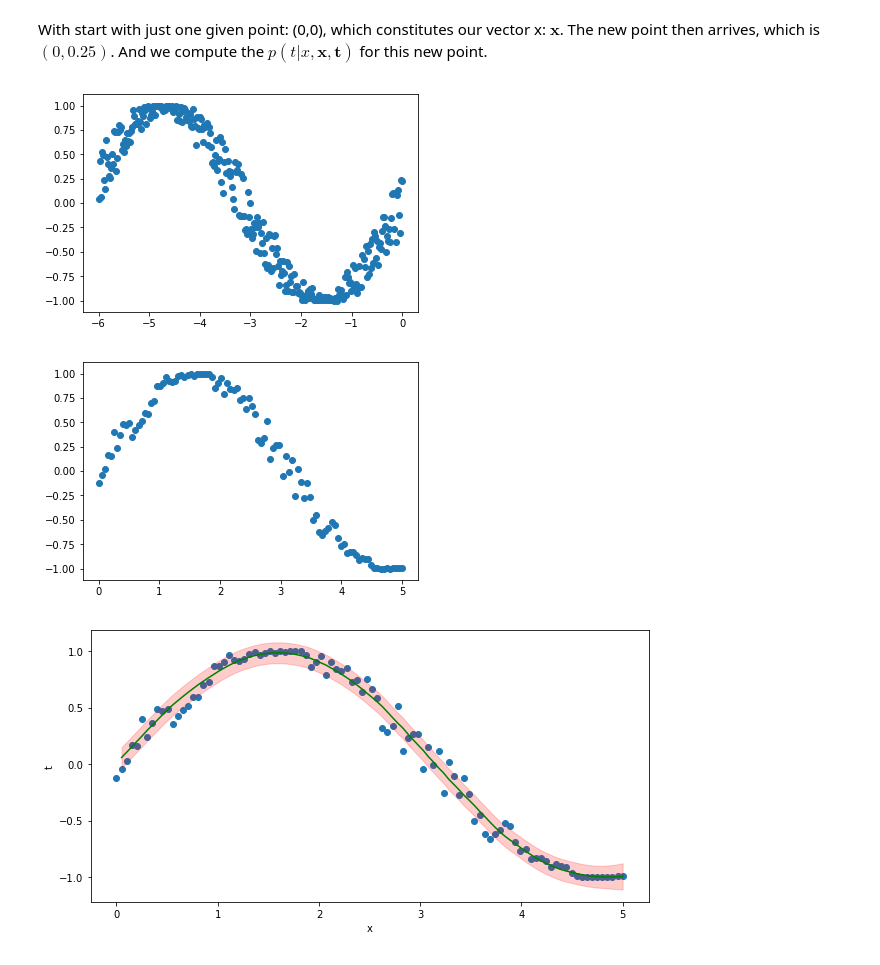
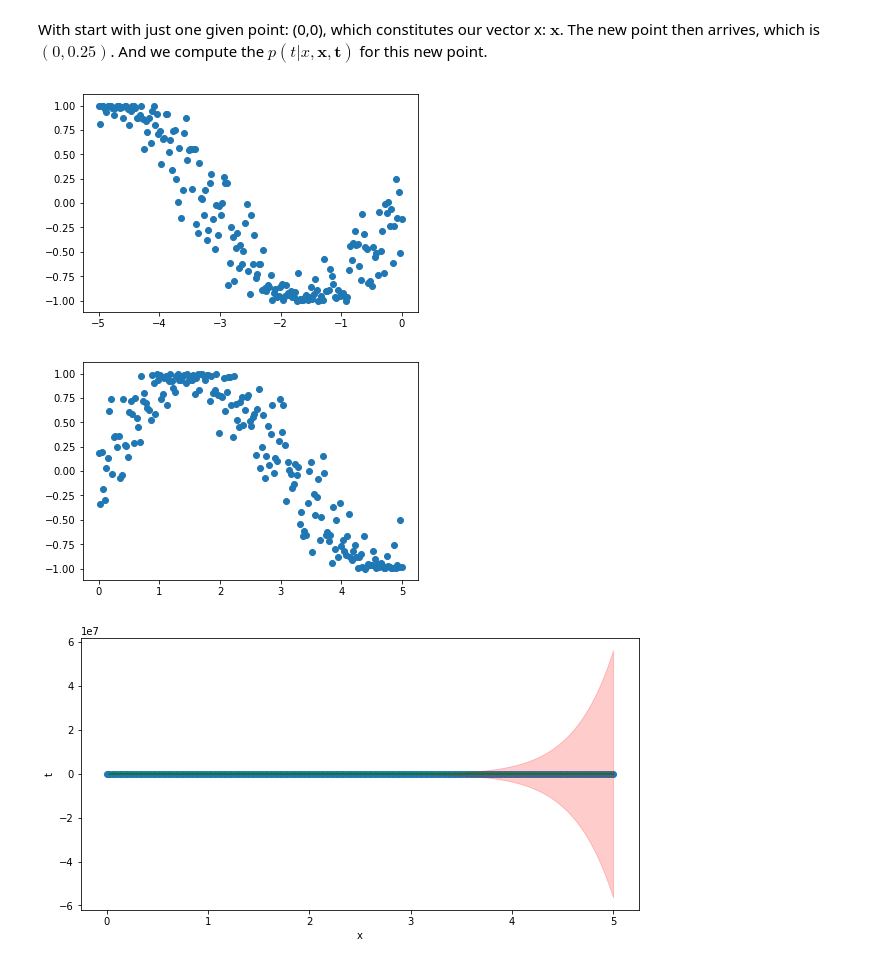
Before and after one commit to nazariyv/smallMargin_bayesianCurveFitting, a Jupyter notebook: Bayesian curve fitting.ipynb, the cells around one changed output. Saved outputs shown, nothing was run; the diff lists cells and outputs as text; code cells hidden in the pictures.

```diff
--- a/Bayesian curve fitting.ipynb
+++ b/Bayesian curve fitting.ipynb
@@ -70,15 +45,0 @@ def phi(x, D):
-# %%
-def mean(alpha, beta, new_x, target_vec, x_vec, D):
-
-    sum_vec_x = 0
-    for i in range(len(x_vec)): sum_vec_x += phi(x_vec[i], D)*target_vec[i]
-
-    S = matrix_S(alpha,beta,new_x,x_vec, D)
-
-    return beta*((phi(new_x, D).T @ S) @ sum_vec_x)
-# %%
-def matrix_S(alpha, beta, new_x, x_vec, D):
-    first_expr  = alpha*np.eye(D+1)
-    second_expr = 0
-    for i in range(len(x_vec)): second_expr += phi(x_vec[i], D).dot(phi(x_vec[i],D).T)
-    return np.linalg.inv(first_expr+beta*second_expr)
@@ -118,44 +138,50 @@ With start with just one given point: (0,0), which constitutes our vector x: $\m
 # %%
-x_vec = np.linspace(-6,0,300)
-t_vec = [np.sin(x+np.random.uniform(-0.3,0.3)) for x in x_vec]
+x_vec = np.linspace(-5,0,200)
+x_vec = x_vec.reshape(x_vec.shape + (1,))
+t_vec = np.array([np.sin(x+np.random.normal(0,np.sqrt(1/beta))) for x in x_vec])
+t_vec = t_vec.reshape(t_vec.shape + (1,))
 # %%
 plt.scatter(x_vec,t_vec)
 plt.show()
 # %% [output]
-[figure, old version]
+[figure, new version]
 # %%
-x_predict = np.linspace(0,5,100)
-y_predict = [np.sin(x+np.random.uniform(-0.2,0.2)) for x in x_predict]
+x_predict = np.array(np.linspace(0.,5.,200))
+x_predict = x_predict.reshape(x_predict.shape + (1,))
+y_predict = np.array([np.sin(x+np.random.normal(0,np.sqrt(1/beta))) for x in x_predict])
+y_predict = y_predict.reshape(y_predict.shape + (1,))
 # %%
 plt.scatter(x_predict,y_predict)
 plt.show()
 # %% [output]
-[figure, old version]
+[figure, new version]
 # %%
 means     = [0.] * (len(x_predict) - 1)  # Important, have 0., otherwise will be an array of integers.
 variances = [0.] * (len(x_predict) - 1)
 
 for i in range(len(x_predict) - 1):
-    x_vec = np.append(x_vec,x_predict[i]) # x_vec
-    t_vec = np.append(t_vec,y_predict[i]) # target_vec
+#     x_vec = np.append(x_vec,x_predict[i]) # x_vec
+#     x_vec = x_vec.reshape(x_vec.shape + (1,))
+#     t_vec = np.append(t_vec,y_predict[i]) # target_vec
+#     t_vec = t_vec.reshape(t_vec.shape + (1,))
     new_datapoint = x_predict[i + 1]
-    new_x = new_datapoint
-    p_t_mean = mean(alpha, beta, new_x, t_vec, x_vec, M)
+    new_x = new_datapoint[0]
+    p_t_mean = mean(  alpha,  beta, new_x, t_vec, x_vec, M)
     p_t_var = variance(alpha, beta, new_x, x_vec, M)
-    means[i] = p_t_mean[0][0]
-    variances[i] = (p_t_var[0][0] + means[i], means[i] - p_t_var[0][0])
+    means[i] = p_t_mean
+    variances[i] = (0.01*p_t_var + means[i], means[i] - 0.01*p_t_var)
 
 f = plt.figure(figsize=(10,5))
 ax = f.add_subplot(111)
 
 ax.scatter(x_predict,y_predict)
 ax.plot(x_predict[1:],means,c='green')
 miny = [y[1] for y in variances]
 maxy = [y[0] for y in variances]
-ax.fill_between(x_predict[1:],miny,maxy,alpha=0.2,color='red')
+ax.fill_between(x_predict[1:].T[0],miny,maxy,alpha=0.2,color='red')
 
 ax.set_xlabel('x')
 ax.set_ylabel('t')
 plt.show()
 # %% [output]
-[figure, old version]
+[figure, new version]
```
Also changed, not shown: parts of 7 cells of this notebook, 1 other file.
